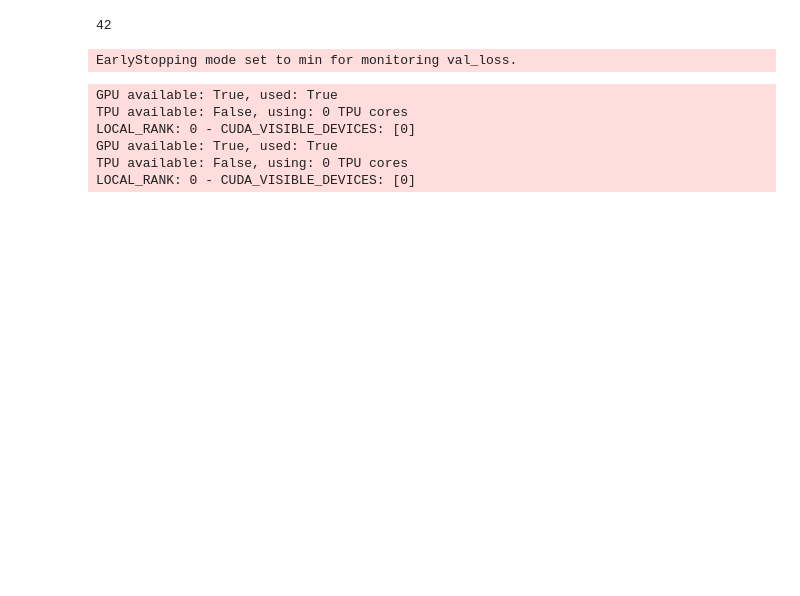
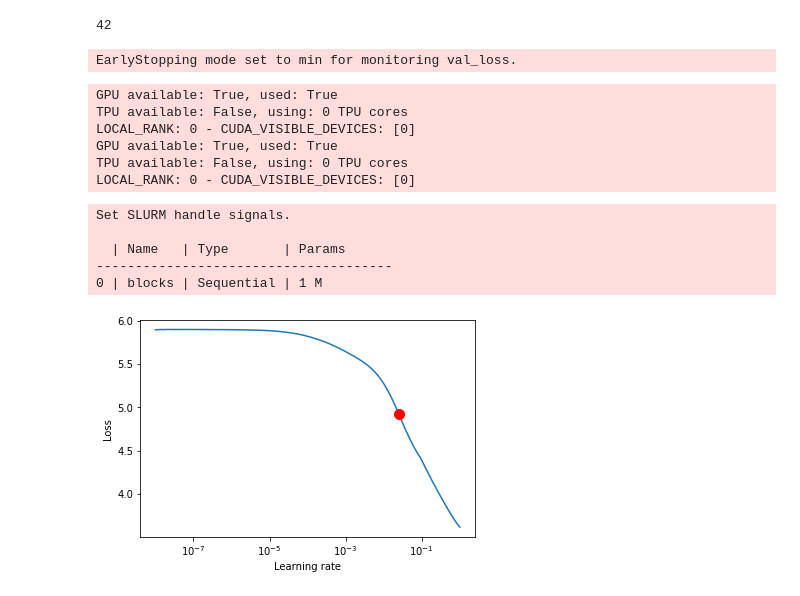
Before and after one commit to kredde/background-masked-generative-models, a Jupyter notebook: notebooks/02-Kristian-run-experiments.ipynb, the cells around one changed output. Drawn from its saved outputs; the diff is of its cells as text; code cells hidden in the pictures; blank space fills up the shorter version.

```diff
--- a/notebooks/02-Kristian-run-experiments.ipynb
+++ b/notebooks/02-Kristian-run-experiments.ipynb
@@ -57,6 +56,26 @@ LOCAL_RANK: 0 - CUDA_VISIBLE_DEVICES: [0]
 GPU available: True, used: True
 TPU available: False, using: 0 TPU cores
 LOCAL_RANK: 0 - CUDA_VISIBLE_DEVICES: [0]
+# %%
+lr_finder = exp.trainer.tuner.lr_find(exp.model, exp.dataset)
+
+# Results can be found in
+lr_finder.results
+
+# Plot with
+fig = lr_finder.plot(suggest=True)
+fig.show()
+
+# Pick point based on plot, or get suggestion
+new_lr = lr_finder.suggestion()
+exp.model.lr = new_lr
+# %% [output]
+Set SLURM handle signals.
+
+  | Name   | Type       | Params
+--------------------------------------
+0 | blocks | Sequential | 1 M
+[figure, added]
 # %%
 exp.train()
 # %% [output]
```
Also changed, not shown: parts of 5 cells of this notebook, 18 other files.
